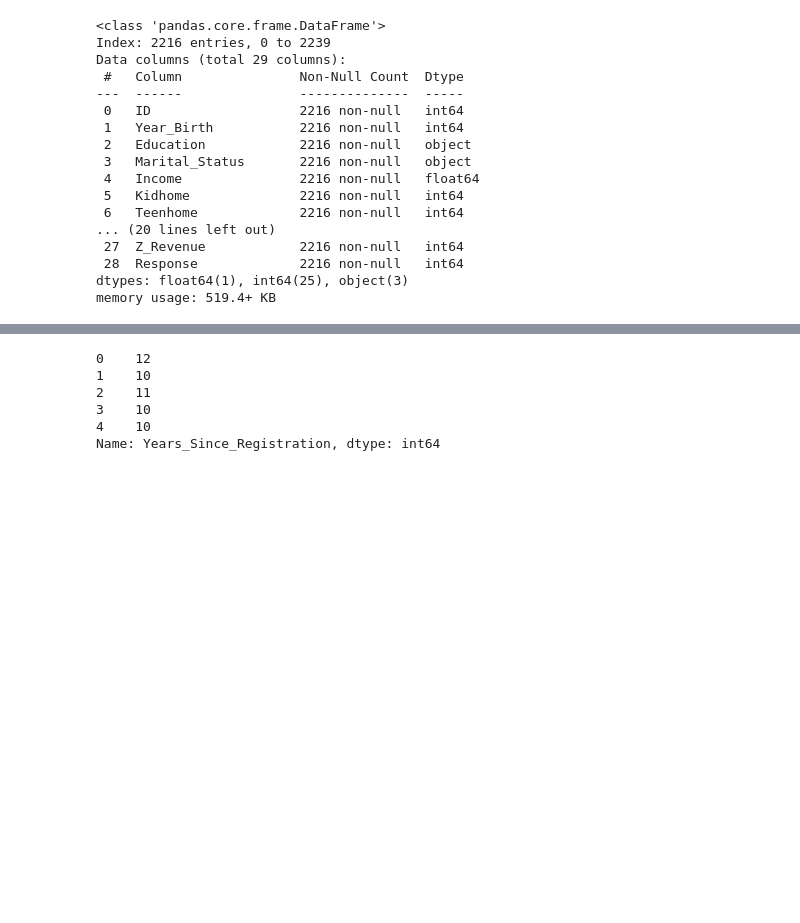
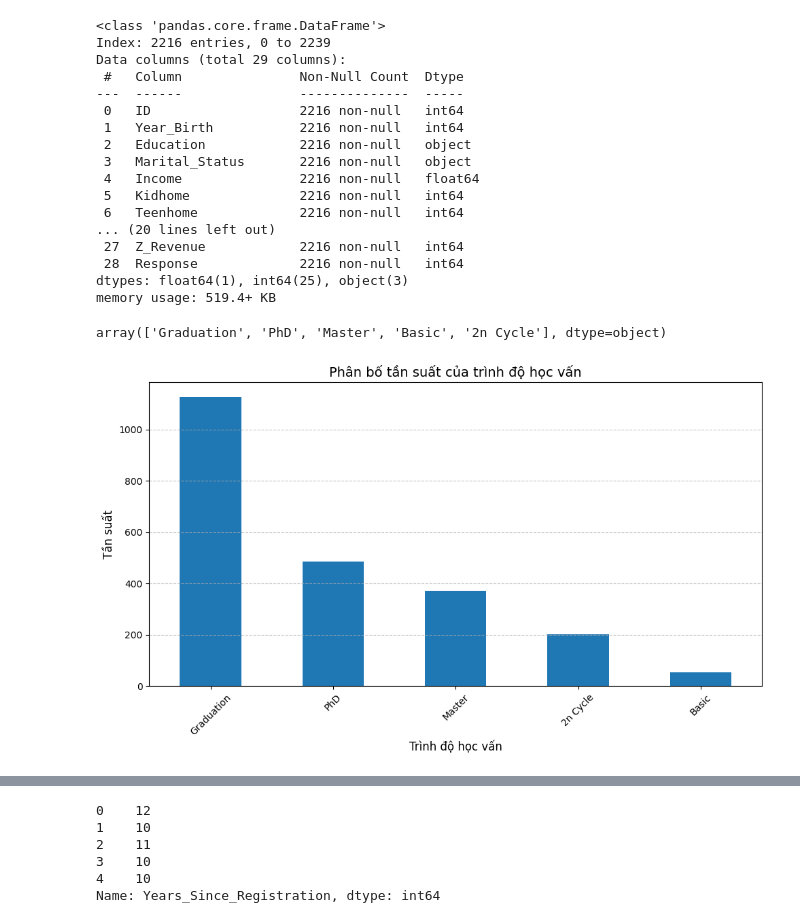
Before and after one commit to NgDucHieus/Customer_segmentation, a Jupyter notebook: Customer_segmentation_group1.ipynb, the cells around one changed output, grey strips where cells are left out. Cells and saved outputs as stored; diff of their text form; code cells hidden in the pictures; blank space fills up the shorter version.

```diff
--- a/Customer_segmentation_group1.ipynb
+++ b/Customer_segmentation_group1.ipynb
@@ -67,3 +67,29 @@ Data columns (total 29 columns):
  28  Response             2216 non-null   int64
 dtypes: float64(1), int64(25), object(3)
 memory usage: 519.4+ KB
+# %%
+df['Education'].unique()
+# %% [output]
+array(['Graduation', 'PhD', 'Master', 'Basic', '2n Cycle'], dtype=object)
+# %%
+import matplotlib.pyplot as plt
+
+# Extract the categorical column
+categorical_data = df['Education']
+
+# Calculate the frequency of each category
+category_counts = categorical_data.value_counts()
+
+# Plot the histogram (bar chart for categorical data)
+plt.figure(figsize=(10, 6))
+category_counts.plot(kind='bar')
+plt.title('Phân bố tần suất của trình độ học vấn', fontsize=14)
+plt.xlabel('Trình độ học vấn', fontsize=12)
+plt.ylabel('Tần suất', fontsize=12)
+plt.xticks(rotation=45, fontsize=10)
+plt.grid(axis='y', linestyle='--', alpha=0.7)
+plt.tight_layout()  # Adjust layout for better spacing
+plt.savefig("edu.jpg", dpi=300)  # Save the plot with higher resolution
+plt.show()
+# %% [output]
+[figure, added]
```
Also changed, not shown: parts of 6 cells of this notebook, 3 other files.
